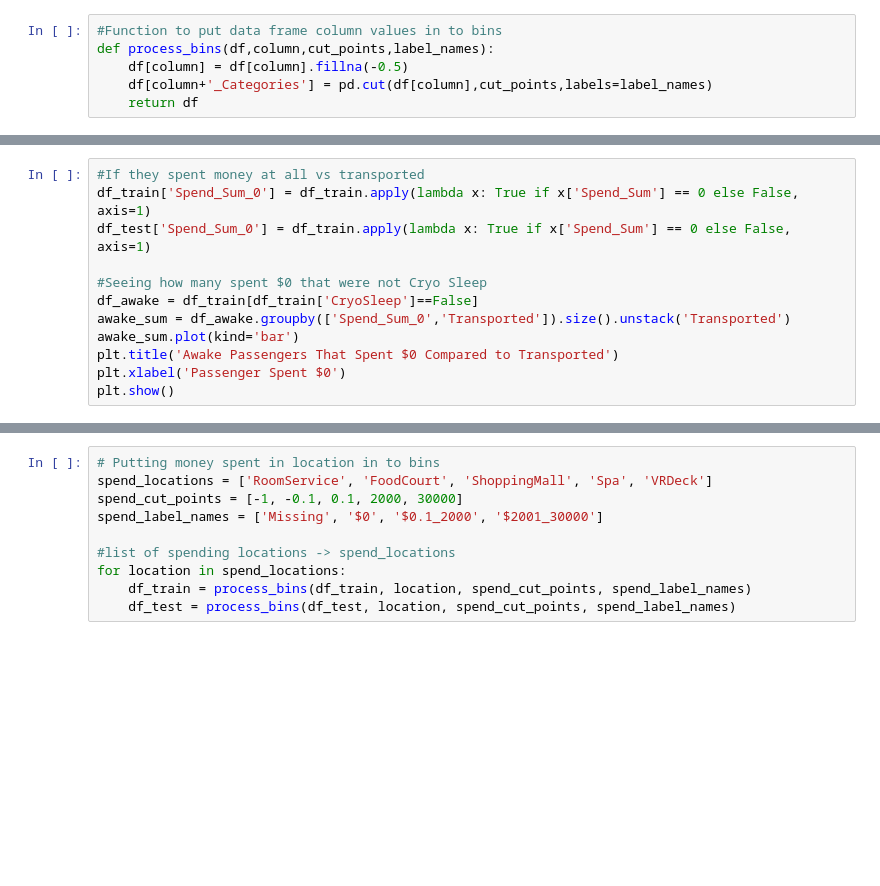
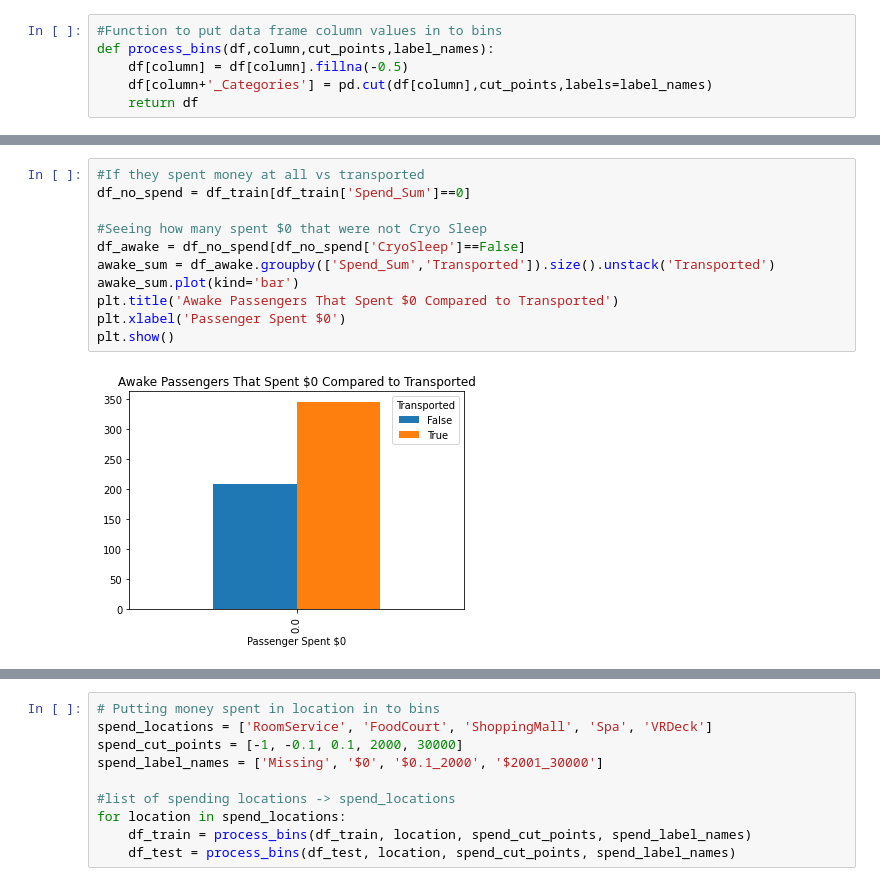
Before and after one commit to lynnmench/Spaceship_Titanic_Kaggle, a Jupyter notebook: Data_Clean_Analyze_SpaceshipTitanic.ipynb, the cells around one changed output, grey strips where cells are left out. Drawn from its saved outputs; the diff is of its cells as text; blank space fills up the shorter version.

```diff
--- a/Data_Clean_Analyze_SpaceshipTitanic.ipynb
+++ b/Data_Clean_Analyze_SpaceshipTitanic.ipynb
@@ -434,15 +659,16 @@ plt.show()
 # %%
 #If they spent money at all vs transported
-df_train['Spend_Sum_0'] = df_train.apply(lambda x: True if x['Spend_Sum'] == 0 else False, axis=1)
-df_test['Spend_Sum_0'] = df_train.apply(lambda x: True if x['Spend_Sum'] == 0 else False, axis=1)
+df_no_spend = df_train[df_train['Spend_Sum']==0]
 
 #Seeing how many spent $0 that were not Cryo Sleep
-df_awake = df_train[df_train['CryoSleep']==False]
-awake_sum = df_awake.groupby(['Spend_Sum_0','Transported']).size().unstack('Transported')
+df_awake = df_no_spend[df_no_spend['CryoSleep']==False]
+awake_sum = df_awake.groupby(['Spend_Sum','Transported']).size().unstack('Transported')
 awake_sum.plot(kind='bar')
 plt.title('Awake Passengers That Spent $0 Compared to Transported')
 plt.xlabel('Passenger Spent $0')
 plt.show()
+# %% [output]
+[figure, added]
 # %%
 #list of all location money is spent on the spaceship by awake passengers
 spend_all = ['RoomService', 'FoodCourt', 'ShoppingMall', 'Spa', 'VRDeck','Spend_Sum']
```
Also changed, not shown: parts of 63 cells of this notebook, 3 other files.
